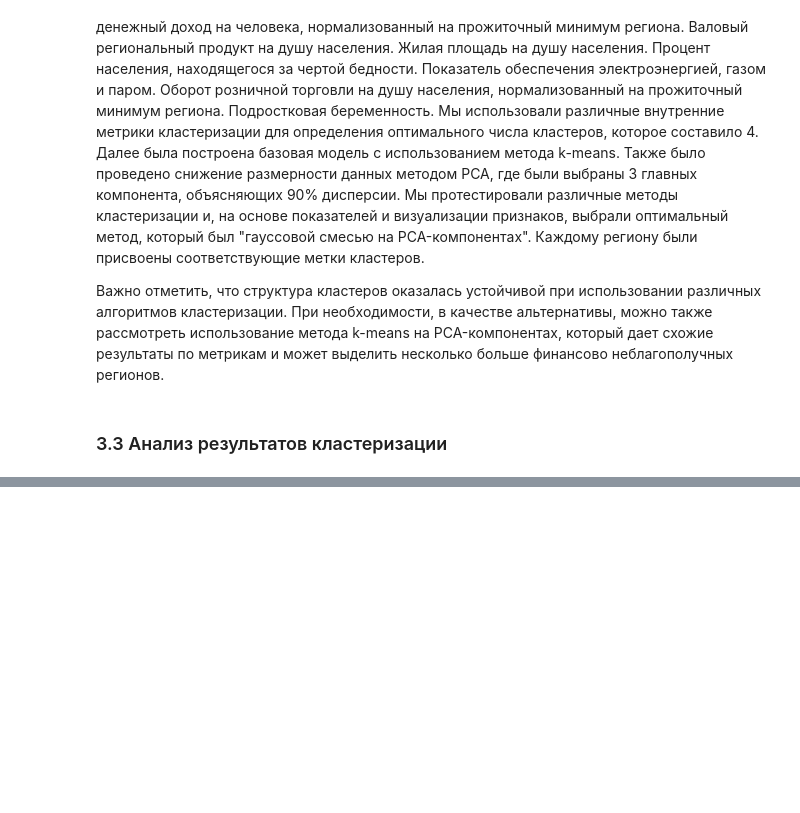
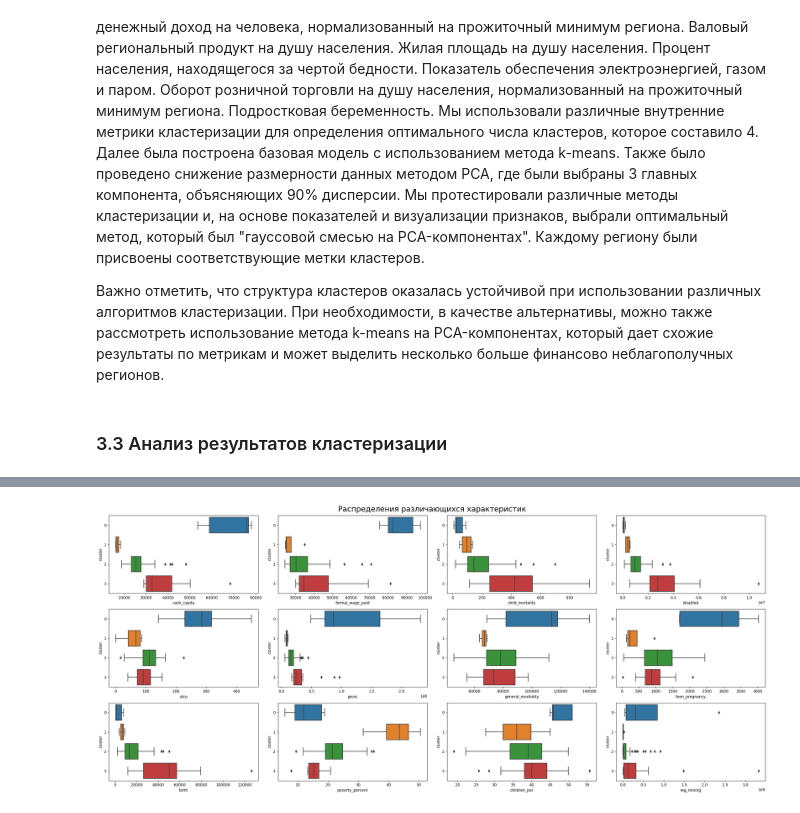
Before and after one commit to banzarkhan/ngo-clasterization, a Jupyter notebook: ngo-clasterization.ipynb, the cells around one changed output, grey strips where cells are left out. Saved outputs shown, nothing was run; the diff lists cells and outputs as text; code cells hidden in the pictures; blank space fills up the shorter version.

```diff
--- a/ngo-clasterization.ipynb
+++ b/ngo-clasterization.ipynb
@@ -2139,0 +2363,19 @@ result
+# %%
+# Нормируем пенсию на размер потребительской корзины
+df['pension_norm'] = df['pension'] / df['living_wage']
+# Пересчитываем кол-во преступлений на 100 тыс. населения
+# Кол-во детей в детских домах на 100 тыс. населения
+df['orphanage'] = (
+    df['orphans_need'] / df['population'] * 100_000)
+
+cols = ['cash_capita','formal_wage_paid','child_mortality','disabled','alco','drugs','gross','living_area','poor_living_conditions','general_morbidity',
+'teen_pregnancy','birth','poverty_percent','children_per','pensioners_per','working_age_per','reg_mining','reg_electric','reg_water',
+'reg_manuf','reg_indust','retail','orphans_need','adopted','retiree','pension','living_wage','children_%','population',
+'retired_percent', 'crime']
+
+cols_s = cols.copy()
+for col in cols:
+    p = kruskal_pvalue(df, col)
+    print(f'{col}:   p-value = {p:.3f}')
+    if p > 0.05:
+        cols_s.remove(col)
@@ -2139,0 +2404,14 @@ result
+# %%
+fig, ax = plt.subplots(3, 4, figsize=(25, 11))
+i = 0
+for row in range(3):
+    sns.boxplot(data=df, x=cols_s[i], y='cluster', orient='h', ax=ax[row,0])
+    sns.boxplot(data=df, x=cols_s[i+1], y='cluster', orient='h', ax=ax[row,1])
+    sns.boxplot(data=df, x=cols_s[i+2], y='cluster', orient='h', ax=ax[row,2])
+    sns.boxplot(data=df, x=cols_s[i+3], y='cluster', orient='h', ax=ax[row,3])
+    i += 4
+fig.suptitle('Распределения различающихся характеристик',
+             fontsize=20)
+plt.tight_layout()
+# %% [output]
+[figure, added]
```
Also changed, not shown: parts of 47 cells of this notebook.
